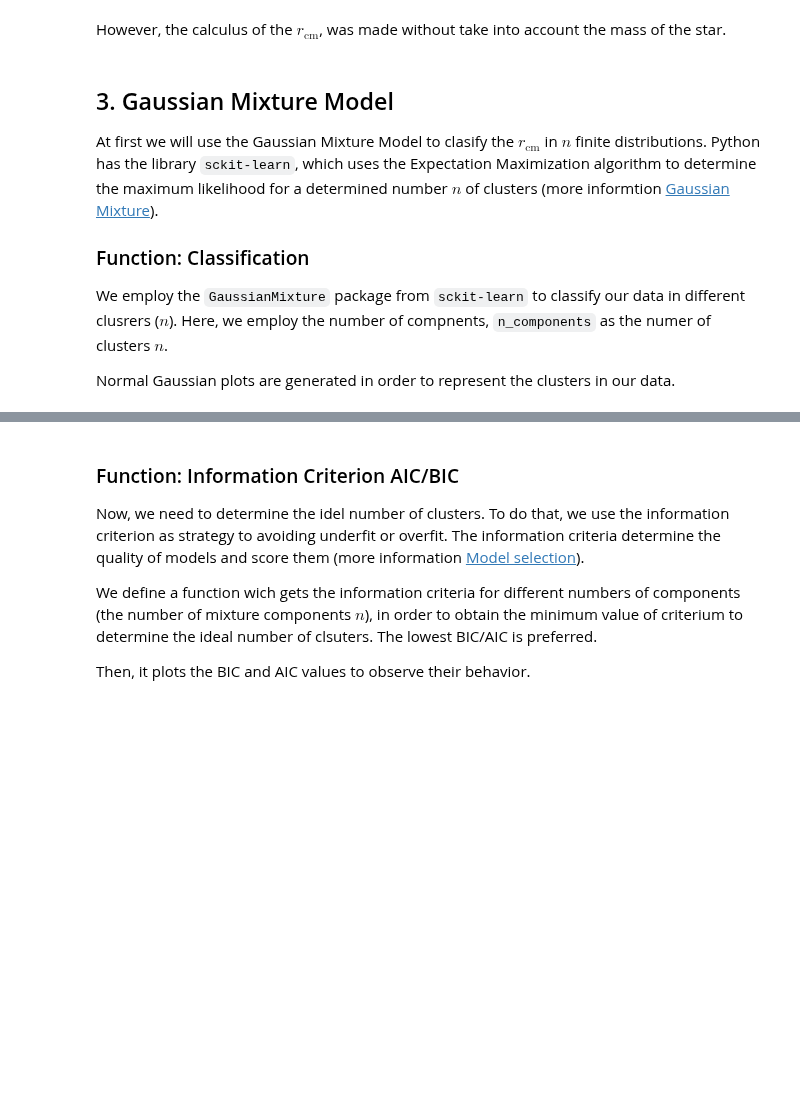
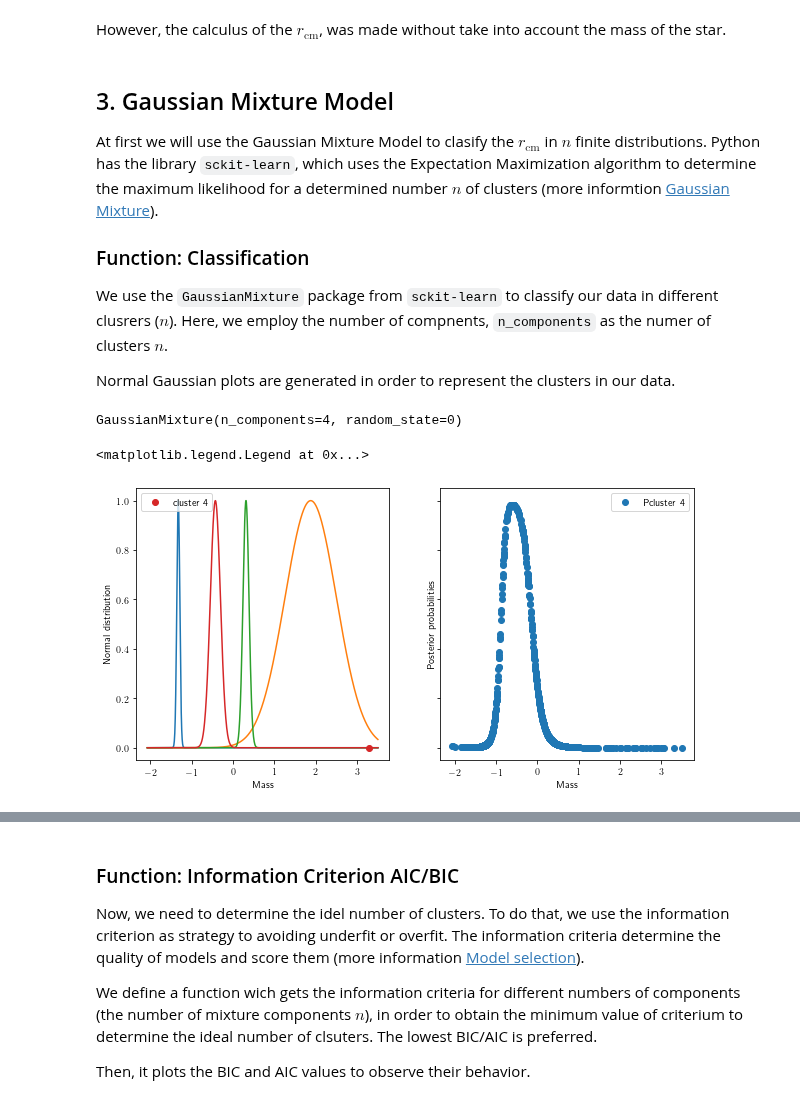
Before and after one commit to fjbautistas/Mixture_Gaussian_CM_of_Planets, a Jupyter notebook: Clasification.ipynb, the cells around one changed output, grey strips where cells are left out. Cells and saved outputs as stored; diff of their text form; code cells hidden in the pictures; blank space fills up the shorter version.

Commit message:
changes in the classification function

```diff
--- a/Clasification.ipynb
+++ b/Clasification.ipynb
@@ -221,6 +221,19 @@ At first we will use the Gaussian Mixture Model to clasify the $r_\text{cm}$ in
 
 ### Function: Classification
 
-We employ the `GaussianMixture` package from `sckit-learn` to classify our data in different clusrers ($n$). Here, we employ the number of compnents, `n_components` as the numer of clusters $n$.
+We use the `GaussianMixture` package from `sckit-learn` to classify our data in different clusrers ($n$). Here, we employ the number of compnents, `n_components` as the numer of clusters $n$.
 
 Normal Gaussian plots are generated in order to represent the clusters in our data.
+# %%
+#'n_components' is the number of clusters.
+# "data" is a data frame with a Center_of_Mass.
+
+def classification(n_components, data, log=False):
+
+    x = np.reshape(data.Center_of_Mass.values,(-1,1))
+
+    gmm = GaussianMixture(n_components, covariance_type='full', random_state=0)
+    gmm.fit(x)
+    cluster_label = gmm.predict(x)
+
+    return cluster_label
@@ -227 +242,42 @@ Normal Gaussian plots are generated in order to represent the clusters in our da
+# %%
+x = np.reshape(np.log10(CoM.Center_of_Mass.values),(-1,1))
+gmm = GaussianMixture(n_components, covariance_type='full', random_state=0)
+gmm.fit(x)
+# %% [output]
+GaussianMixture(n_components=4, random_state=0)
+# %%
+#Figures:
+n_components = 4
+CL = classification(4, CoM, True)
+color=["C"+str(CL[i]+1) for i in range(len(CL))]
+xx=np.linspace(x.min(),x.max(),1000)
+
+figure, ax = plt.subplots(1, 2, sharex='col', sharey='row', figsize=(10, 5))
+
+
+#Gaussians:
+for c in range(n_components):
+    ax[0].plot(xx,norm.pdf(xx,gmm.means_[c],
+                          gmm.covariances_[c])[0]/
+               norm.pdf(xx,gmm.means_[c],
+                        gmm.covariances_[c])[0].max())
+
+#Scatter:
+    Mass_a=x[CL==c]
+    ax[0].plot(Mass_a,
+               np.zeros(len(Mass_a)),"o",label='cluster '+str(c+1),color='C'+str(c))
+    ax[1].plot(x,gmm.predict_proba(x)[:,c],"o",
+                   label=r'Pcluster '+str(c+1))
+
+ax[0].set(xlabel=r'Mass')
+ax[1].set(xlabel=r'Mass')
+
+ax[0].set(ylabel=r'Normal distribution')
+ax[1].set(ylabel=r'Posterior probabilities')
+
+ax[0].legend()
+ax[1].legend()
+# %% [output]
+<matplotlib.legend.Legend at 0x...>
+[figure, added]
 # %%
```
Also changed, not shown: parts of 4 cells of this notebook.
